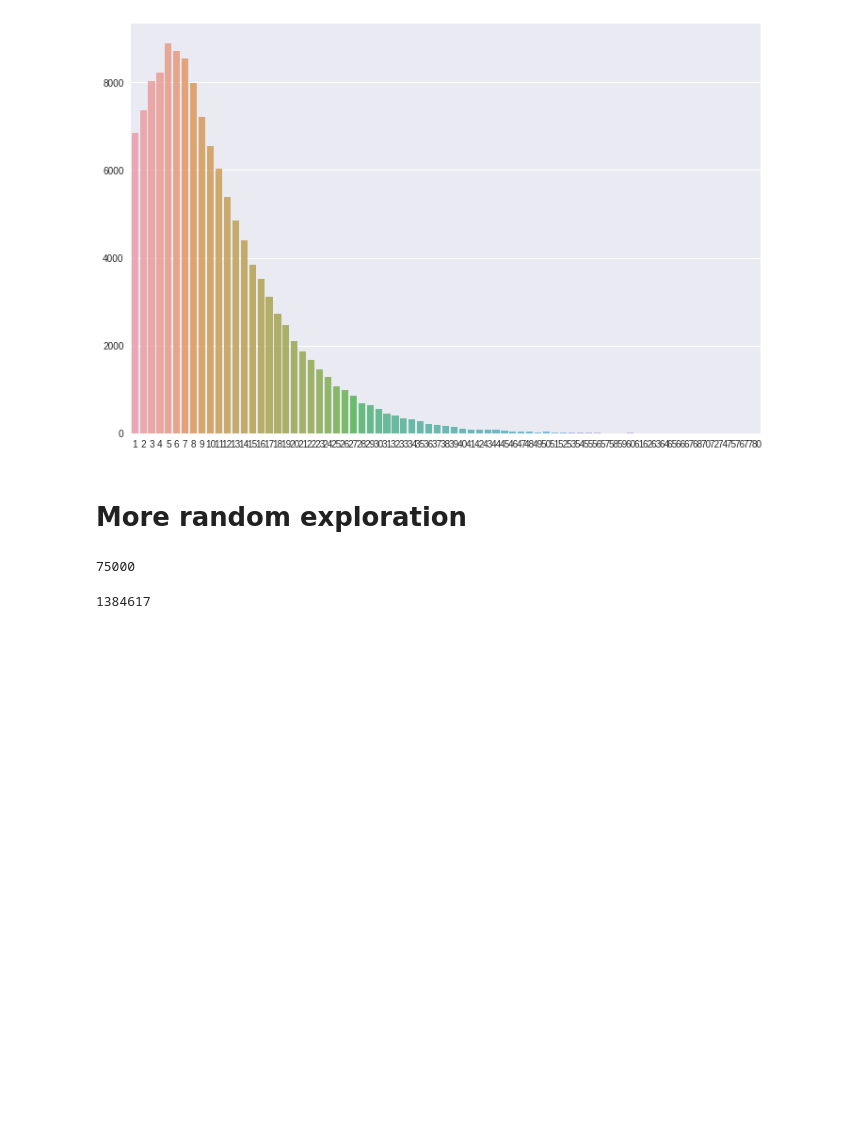
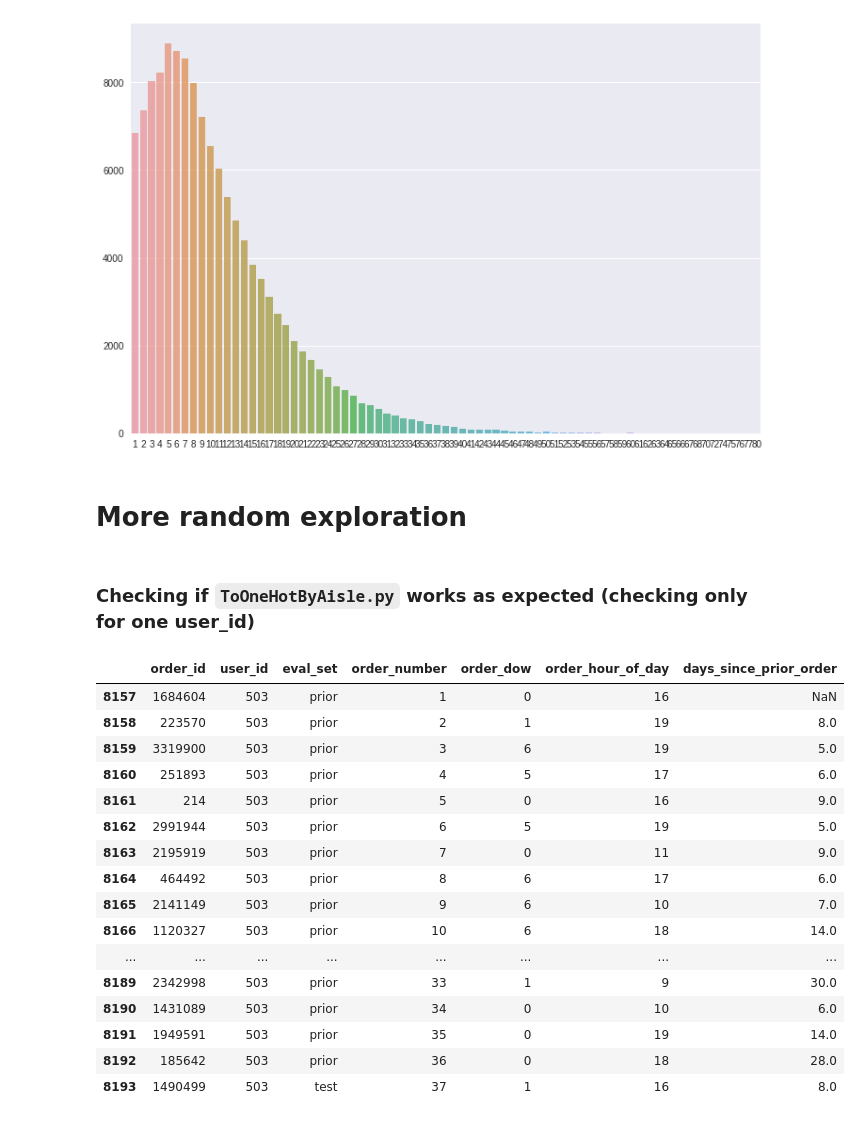
Before and after one commit to ML-KA/team-datascience-projects, a Jupyter notebook: Instacart/siboehm/notebooks/exploration.ipynb, the cells around one changed output. Saved outputs shown, nothing was run; the diff lists cells and outputs as text; code cells hidden in the pictures; blank space fills up the shorter version.

```diff
--- a/Instacart/siboehm/notebooks/exploration.ipynb
+++ b/Instacart/siboehm/notebooks/exploration.ipynb
@@ -189,11 +189,26 @@ plt.show()
 [figure]
 # %% [markdown]
 # More random exploration
-# %%
-sample_submission_df.shape[0]
-# %% [output]
-75000
-# %%
-order_products_train_df.shape[0]
-# %% [output]
-1384617
+# %% [markdown]
+### Checking if `ToOneHotByAisle.py` works as expected (checking only for one user_id)
+# %%
+verify_orders = orders_df[orders_df.user_id == 503]
+verify_orders
+# %% [output]
+|  | order_id | user_id | eval_set | order_number | order_dow | order_hour_of_day | days_since_prior_order |
+| 8157 | 1684604 | 503 | prior | 1 | 0 | 16 | NaN |
+| 8158 | 223570 | 503 | prior | 2 | 1 | 19 | 8.0 |
+| 8159 | 3319900 | 503 | prior | 3 | 6 | 19 | 5.0 |
+| 8160 | 251893 | 503 | prior | 4 | 5 | 17 | 6.0 |
+| 8161 | 214 | 503 | prior | 5 | 0 | 16 | 9.0 |
+| 8162 | 2991944 | 503 | prior | 6 | 5 | 19 | 5.0 |
+| 8163 | 2195919 | 503 | prior | 7 | 0 | 11 | 9.0 |
+| 8164 | 464492 | 503 | prior | 8 | 6 | 17 | 6.0 |
+| 8165 | 2141149 | 503 | prior | 9 | 6 | 10 | 7.0 |
+| 8166 | 1120327 | 503 | prior | 10 | 6 | 18 | 14.0 |
+| ... | ... | ... | ... | ... | ... | ... | ... |
+| 8189 | 2342998 | 503 | prior | 33 | 1 | 9 | 30.0 |
+| 8190 | 1431089 | 503 | prior | 34 | 0 | 10 | 6.0 |
+| 8191 | 1949591 | 503 | prior | 35 | 0 | 19 | 14.0 |
+| 8192 | 185642 | 503 | prior | 36 | 0 | 18 | 28.0 |
+| 8193 | 1490499 | 503 | test | 37 | 1 | 16 | 8.0 |
```
Also changed, not shown: parts of 2 cells of this notebook, 1 other file.
